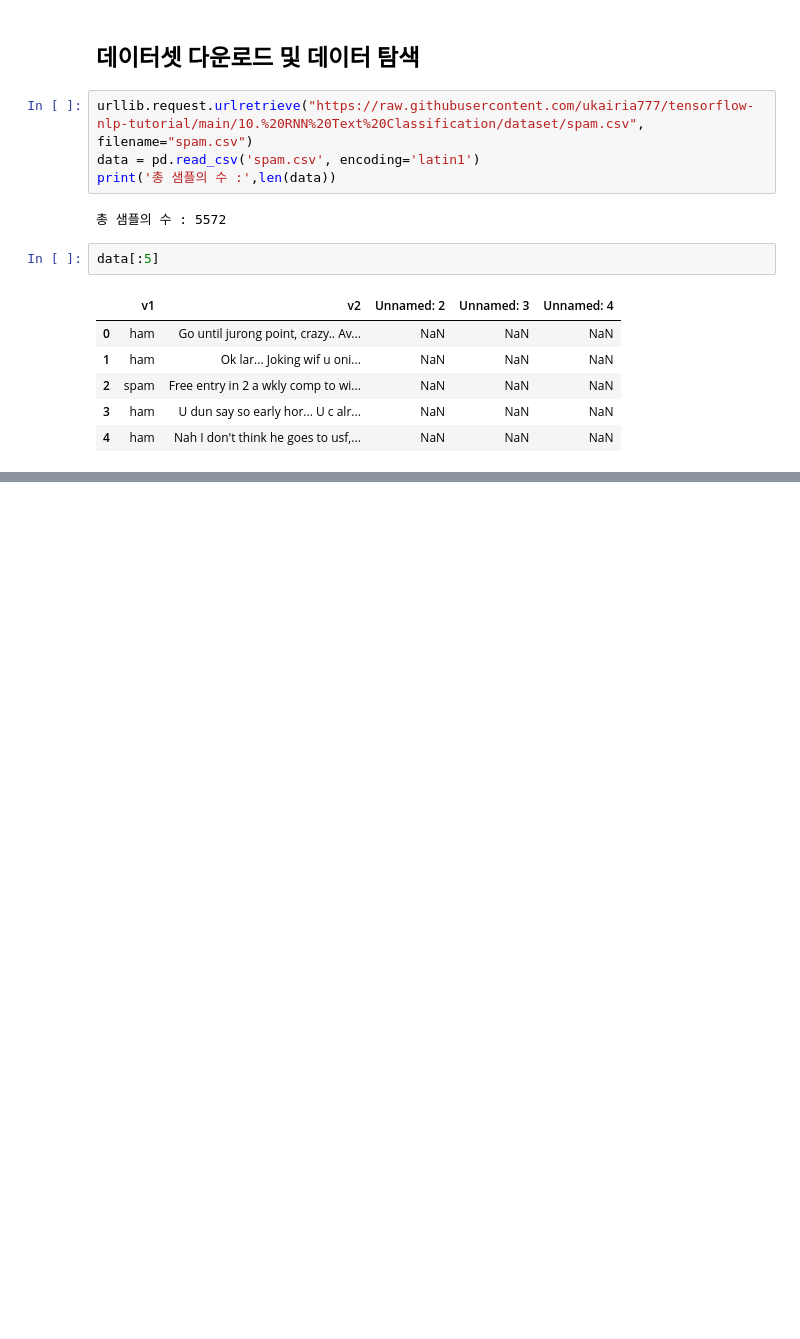
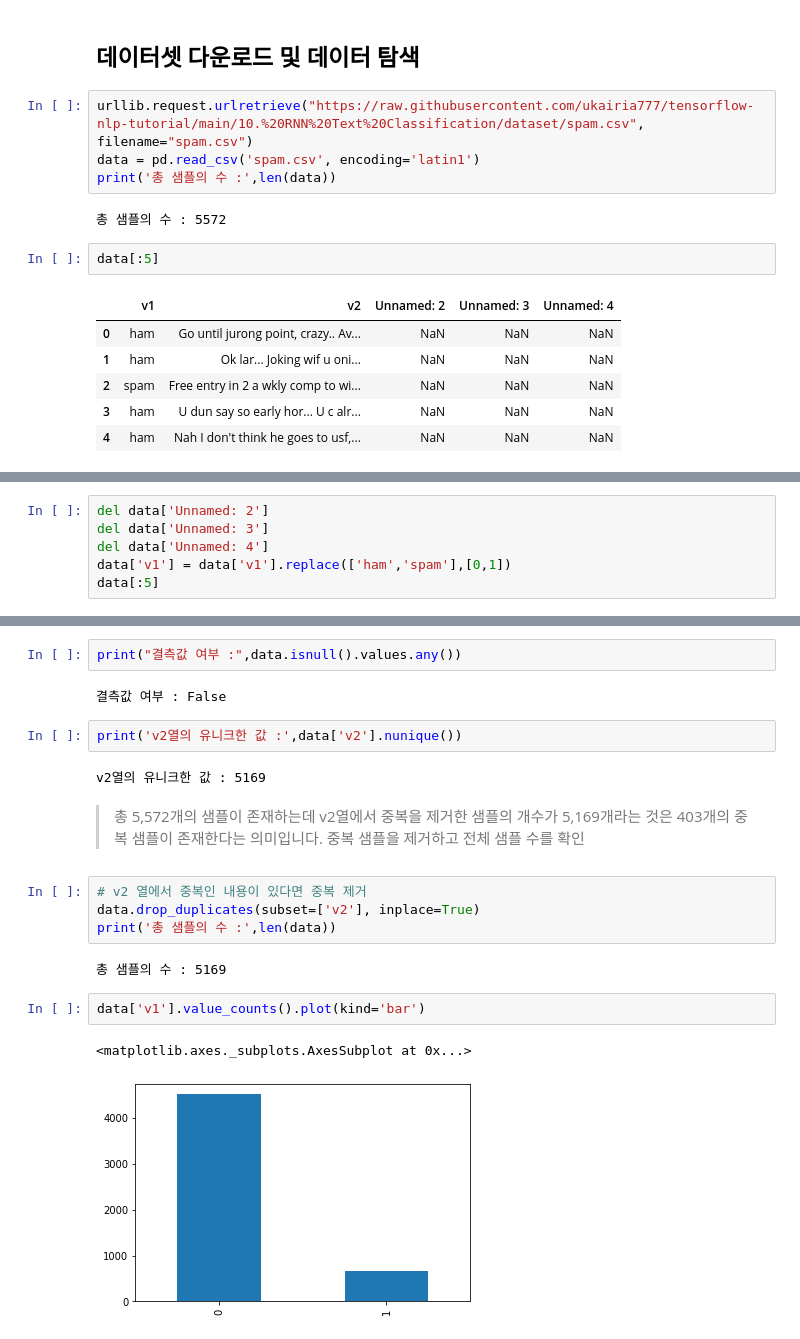
Before and after one commit to ForestEnv/YonseiSwEdu, a Jupyter notebook: SpamDetection.ipynb, the cells around one changed output, grey strips where cells are left out. Cells and saved outputs as stored; diff of their text form; blank space fills up the shorter version.

Commit message:
data Tokenizing 1st

```diff
--- a/SpamDetection.ipynb
+++ b/SpamDetection.ipynb
@@ -30,0 +35,6 @@ data[:5]
+# %%
+del data['Unnamed: 2']
+del data['Unnamed: 3']
+del data['Unnamed: 4']
+data['v1'] = data['v1'].replace(['ham','spam'],[0,1])
+data[:5]
@@ -30,0 +61,21 @@ data[:5]
+# %%
+print("결측값 여부 :",data.isnull().values.any())
+# %% [output]
+결측값 여부 : False
+# %%
+print('v2열의 유니크한 값 :',data['v2'].nunique())
+# %% [output]
+v2열의 유니크한 값 : 5169
+# %% [markdown]
+> 총 5,572개의 샘플이 존재하는데 v2열에서 중복을 제거한 샘플의 개수가 5,169개라는 것은 403개의 중복 샘플이 존재한다는 의미입니다. 중복 샘플을 제거하고 전체 샘플 수를 확인
+# %%
+# v2 열에서 중복인 내용이 있다면 중복 제거
+data.drop_duplicates(subset=['v2'], inplace=True)
+print('총 샘플의 수 :',len(data))
+# %% [output]
+총 샘플의 수 : 5169
+# %%
+data['v1'].value_counts().plot(kind='bar')
+# %% [output]
+<matplotlib.axes._subplots.AxesSubplot at 0x...>
+[figure, added]
```
Also changed, not shown: parts of 11 cells of this notebook.
